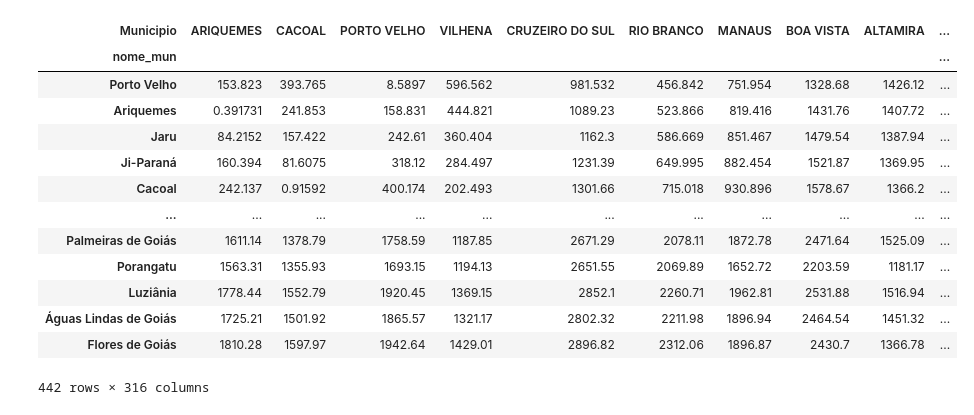
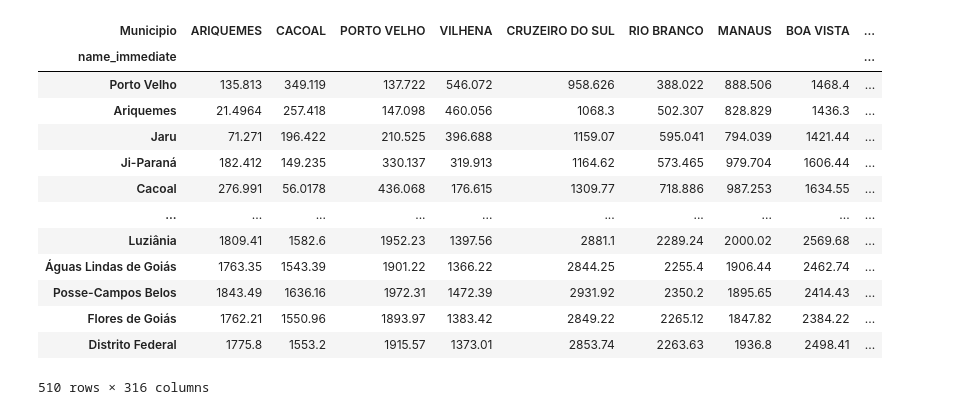
Before and after one commit to CDA-EPCWeb/Tratamento-de-dados, a Jupyter notebook: Distancia polos/CalcuoMatrizDistâncias.ipynb, the cells around one changed output. Cells and saved outputs as stored; diff of their text form; code cells hidden in the pictures.

```diff
--- a/Distancia polos/CalcuoMatrizDistâncias.ipynb
+++ b/Distancia polos/CalcuoMatrizDistâncias.ipynb
@@ -13,4 +16,6 @@ sedes_municipais.rename(columns={'code_muni':'CD_GEOCODI'}, inplace=True)
 # %%
 ## Criando colunas independentes para latitude e longitude
+sedes_municipais = imedreg
 sedes_municipais['X']=sedes_municipais.apply(lambda x:x.geometry.centroid.x, axis=1)
 sedes_municipais['Y']=sedes_municipais.apply(lambda x:x.geometry.centroid.y, axis=1)
+sedes_municipais
@@ -17,3 +36,4 @@ sedes_municipais['Y']=sedes_municipais.apply(lambda x:x.geometry.centroid.y, axi
 # %%
 ## Filtrando colunas que vamos precisar
-sedes_municipais = sedes_municipais[['CD_GEOCODI','X','Y']].copy()
+sedes_municipais = sedes_municipais[['name_immediate', 'CD_GEOCODI','X','Y']].copy()
+sedes_municipais
@@ -20,9 +54,13 @@ sedes_municipais = sedes_municipais[['CD_GEOCODI','X','Y']].copy()
 # %%
 ## Unindo o dataframes de municipios polo com o de coordenadas dos município
-polos_municipios_df = pd.merge(polos_municipios_df,sedes_municipais, how = 'inner')
+#polos_municipios_df = pd.merge(polos_municipios_df,sedes_municipais, how = 'inner')
 ##OBS: por conta do parâmetro how="inner", linhas com da coluna CD_GEOCODI que não aparecerem nas duas tabelas serão excluídas
 ##Como a nova tabela de polos municipais possui 441 linhas, nenhum polo foi excluído
+
+polos_municipios_df = sedes_municipais
 # %%
 ## Criando dataframe vazio com as linhas e colunas necessárias
-df_distancias = pd.DataFrame(index = polos_municipios_df.nome_mun,
+df_distancias = pd.DataFrame(index = polos_municipios_df.name_immediate,
                              columns = polos_saude_df.Municipio)
+
+df_distancias
@@ -52,38 +105,38 @@ calc_dist(x1, y1, x2, y2)
 # %%
 ### PREENCHENDO O NOVO DATAFRAME
 ### Percorre as linhas e as colunas de "df_distancias" preenchendo os valores de acordo com as coordenadas das tabelas originais
 
 for index, row in df_distancias.iterrows():
 
-  index_mun_origin = polos_municipios_df.loc[polos_municipios_df["nome_mun"] == index].index[0]  ##indice do municipio na tabela original
+  index_mun_origin = polos_municipios_df.loc[polos_municipios_df["name_immediate"] == index].index[0]  ##indice do municipio na tabela original
   x_mun = polos_municipios_df.loc[index_mun_origin, "X"]
   y_mun = polos_municipios_df.loc[index_mun_origin, "Y"]
 
   for cidade in row.index:
 
     index_sau_origin = polos_saude_df.loc[polos_saude_df["Municipio"] == cidade].index[0] ##indice da unidade de saude na tabela original
     x_sau = polos_saude_df.loc[index_sau_origin, "X"]
     y_sau = polos_saude_df.loc[index_sau_origin, "Y"]
 
     df_distancias.loc[index, cidade] = calc_dist(y_mun, x_mun, y_sau, x_sau) ##LEMBRE-SE: nas tabelas, “x” = long e “y” = lat
 
 df_distancias
 #PODE DEMORAR UM POUCO
 # %% [output]
-| Municipio | ARIQUEMES | CACOAL | PORTO VELHO | VILHENA | CRUZEIRO DO SUL | RIO BRANCO | MANAUS | BOA VISTA | ALTAMIRA | ... |
-| nome_mun |  |  |  |  |  |  |  |  |  | ... |
-| Porto Velho | 153.823 | 393.765 | 8.5897 | 596.562 | 981.532 | 456.842 | 751.954 | 1328.68 | 1426.12 | ... |
-| Ariquemes | 0.391731 | 241.853 | 158.831 | 444.821 | 1089.23 | 523.866 | 819.416 | 1431.76 | 1407.72 | ... |
-| Jaru | 84.2152 | 157.422 | 242.61 | 360.404 | 1162.3 | 586.669 | 851.467 | 1479.54 | 1387.94 | ... |
-| Ji-Paraná | 160.394 | 81.6075 | 318.12 | 284.497 | 1231.39 | 649.995 | 882.454 | 1521.87 | 1369.95 | ... |
-| Cacoal | 242.137 | 0.91592 | 400.174 | 202.493 | 1301.66 | 715.018 | 930.896 | 1578.67 | 1366.2 | ... |
-| ... | ... | ... | ... | ... | ... | ... | ... | ... | ... | ... |
-| Palmeiras de Goiás | 1611.14 | 1378.79 | 1758.59 | 1187.85 | 2671.29 | 2078.11 | 1872.78 | 2471.64 | 1525.09 | ... |
-| Porangatu | 1563.31 | 1355.93 | 1693.15 | 1194.13 | 2651.55 | 2069.89 | 1652.72 | 2203.59 | 1181.17 | ... |
-| Luziânia | 1778.44 | 1552.79 | 1920.45 | 1369.15 | 2852.1 | 2260.71 | 1962.81 | 2531.88 | 1516.94 | ... |
-| Águas Lindas de Goiás | 1725.21 | 1501.92 | 1865.57 | 1321.17 | 2802.32 | 2211.98 | 1896.94 | 2464.54 | 1451.32 | ... |
-| Flores de Goiás | 1810.28 | 1597.97 | 1942.64 | 1429.01 | 2896.82 | 2312.06 | 1896.87 | 2430.7 | 1366.78 | ... |
+| Municipio | ARIQUEMES | CACOAL | PORTO VELHO | VILHENA | CRUZEIRO DO SUL | RIO BRANCO | MANAUS | BOA VISTA | ... |
+| name_immediate |  |  |  |  |  |  |  |  | ... |
+| Porto Velho | 135.813 | 349.119 | 137.722 | 546.072 | 958.626 | 388.022 | 888.506 | 1468.4 | ... |
+| Ariquemes | 21.4964 | 257.418 | 147.098 | 460.056 | 1068.3 | 502.307 | 828.829 | 1436.3 | ... |
+| Jaru | 71.271 | 196.422 | 210.525 | 396.688 | 1159.07 | 595.041 | 794.039 | 1421.44 | ... |
+| Ji-Paraná | 182.412 | 149.235 | 330.137 | 319.913 | 1164.62 | 573.465 | 979.704 | 1606.44 | ... |
+| Cacoal | 276.991 | 56.0178 | 436.068 | 176.615 | 1309.77 | 718.886 | 987.253 | 1634.55 | ... |
+| ... | ... | ... | ... | ... | ... | ... | ... | ... | ... |
+| Luziânia | 1809.41 | 1582.6 | 1952.23 | 1397.56 | 2881.1 | 2289.24 | 2000.02 | 2569.68 | ... |
+| Águas Lindas de Goiás | 1763.35 | 1543.39 | 1901.22 | 1366.22 | 2844.25 | 2255.4 | 1906.44 | 2462.74 | ... |
+| Posse-Campos Belos | 1843.49 | 1636.16 | 1972.31 | 1472.39 | 2931.92 | 2350.2 | 1895.65 | 2414.43 | ... |
+| Flores de Goiás | 1762.21 | 1550.96 | 1893.97 | 1383.42 | 2849.22 | 2265.12 | 1847.82 | 2384.22 | ... |
+| Distrito Federal | 1775.8 | 1553.2 | 1915.57 | 1373.01 | 2853.74 | 2263.63 | 1936.8 | 2498.41 | ... |
-442 rows × 316 columns
+510 rows × 316 columns
 # %%
 #Salvando em CSV
 df_distancias.to_csv("matriz_distâncias.csv")
```
Also changed, not shown: parts of 8 cells of this notebook, 2 other files.
